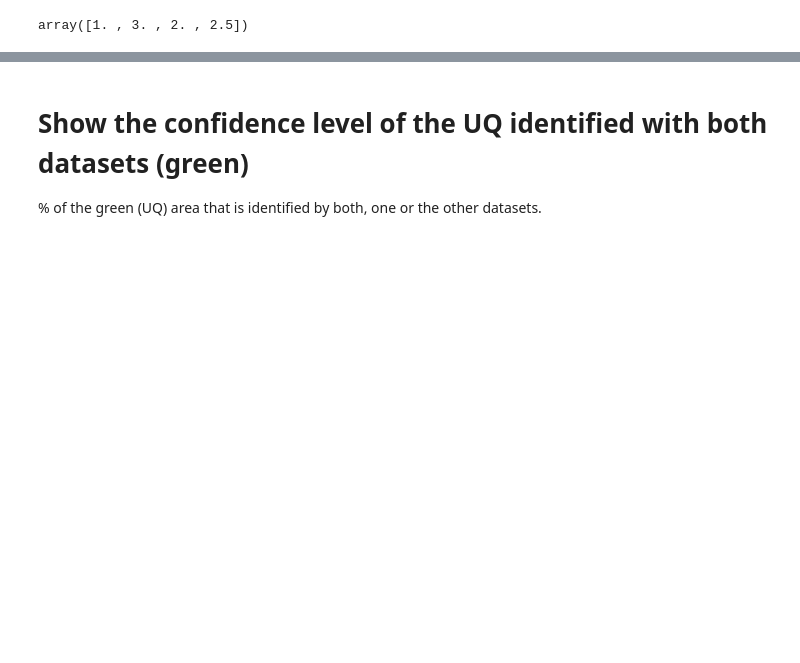
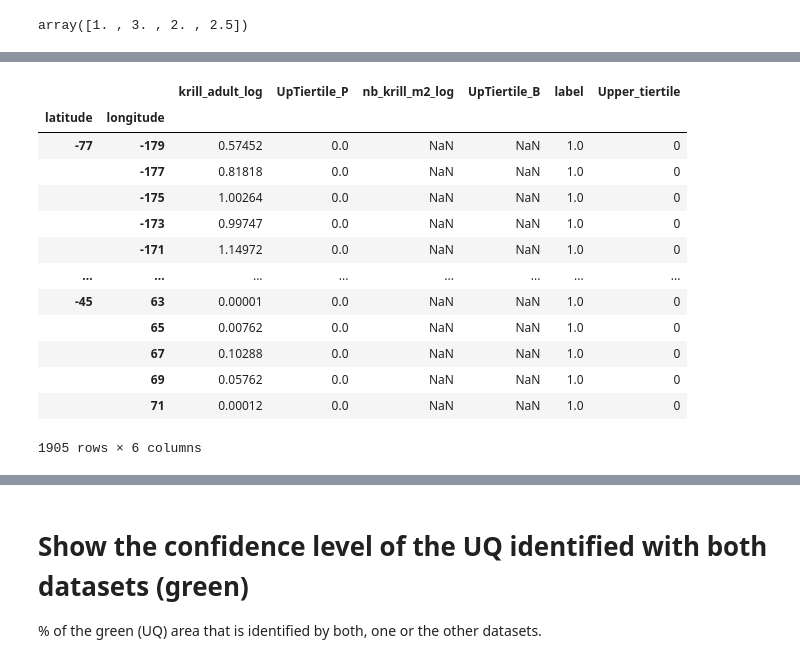
Before and after one commit to AnaelleDurfort/Key_Areas_krill_carbon_sequestration, a Jupyter notebook: data_formating/Krill_pop_quantiles.ipynb, the cells around one changed output, grey strips where cells are left out. Drawn from its saved outputs; the diff is of its cells as text; code cells hidden in the pictures; blank space fills up the shorter version.

```diff
--- a/data_formating/Krill_pop_quantiles.ipynb
+++ b/data_formating/Krill_pop_quantiles.ipynb
@@ -142,0 +147,20 @@ In yellow, both datasets agree that the cells are not in the UQ.
+# %%
+# arrange the df
+krill_pop = krill_pop.rename(columns = {'STANDARDISED_KRILL_UNDER_1M2_log' : 'nb_krill_m2_log'})
+krill_pop['Upper_tiertile'] = [1 if x == 3 else 0 for x in krill_pop['label']]
+krill_pop
+# %% [output]
+|  |  | krill_adult_log | UpTiertile_P | nb_krill_m2_log | UpTiertile_B | label | Upper_tiertile |
+| latitude | longitude |  |  |  |  |  |  |
+| -77 | -179 | 0.57452 | 0.0 | NaN | NaN | 1.0 | 0 |
+|  | -177 | 0.81818 | 0.0 | NaN | NaN | 1.0 | 0 |
+|  | -175 | 1.00264 | 0.0 | NaN | NaN | 1.0 | 0 |
+|  | -173 | 0.99747 | 0.0 | NaN | NaN | 1.0 | 0 |
+|  | -171 | 1.14972 | 0.0 | NaN | NaN | 1.0 | 0 |
+| ... | ... | ... | ... | ... | ... | ... | ... |
+| -45 | 63 | 0.00001 | 0.0 | NaN | NaN | 1.0 | 0 |
+|  | 65 | 0.00762 | 0.0 | NaN | NaN | 1.0 | 0 |
+|  | 67 | 0.10288 | 0.0 | NaN | NaN | 1.0 | 0 |
+|  | 69 | 0.05762 | 0.0 | NaN | NaN | 1.0 | 0 |
+|  | 71 | 0.00012 | 0.0 | NaN | NaN | 1.0 | 0 |
+1905 rows × 6 columns
```
Also changed, not shown: parts of 12 cells of this notebook, 4 other files.
